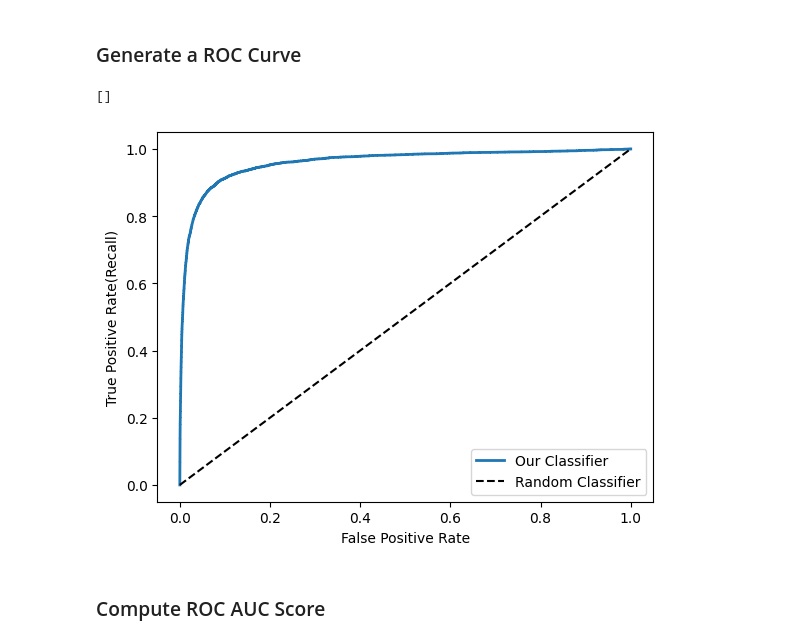
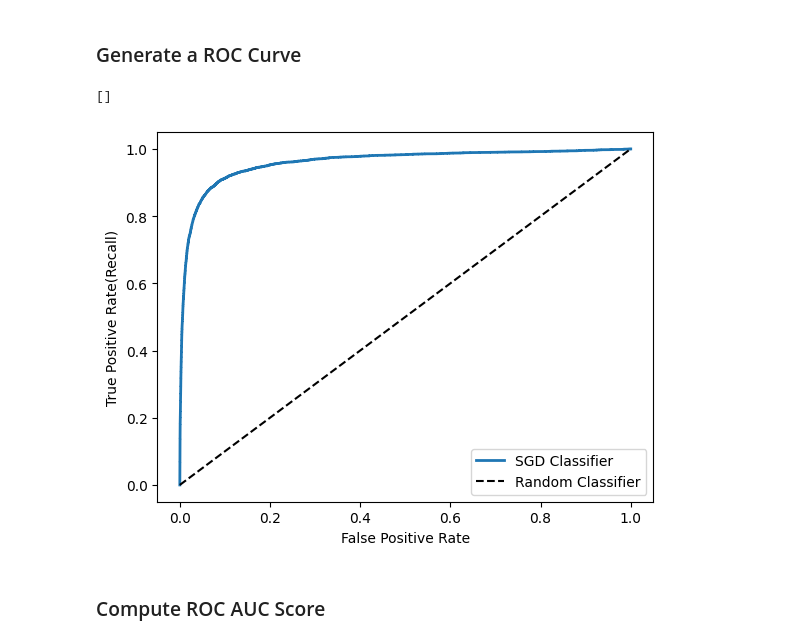
Before and after one commit to PraddyumnYadav/Classification_MNIST, a Jupyter notebook: MNIST Classification.ipynb, the cells around one changed output. Saved outputs shown, nothing was run; the diff lists cells and outputs as text; code cells hidden in the pictures.

```diff
--- a/MNIST Classification.ipynb
+++ b/MNIST Classification.ipynb
@@ -210,19 +210,18 @@ from sklearn.metrics import roc_curve
 fpr, tpr, threshold = roc_curve(y_train_5, y_scores)
 # %%
 def plot_roc_curve(fpr, tpr, label=None):
-    label = "Our Classifier"
     plt.plot(fpr, tpr, linewidth=2, label=label)
     label = "Random Classifier"
     plt.plot([0, 1], [0, 1], 'k--', label=label)
     plt.xlabel('False Positive Rate', fontsize=10)
     plt.ylabel('True Positive Rate(Recall)', fontsize=10)
     plt.legend()
 
-plot_roc_curve(fpr, tpr)
+plot_roc_curve(fpr, tpr, "SGD Classifier")
 plt.plot()
 # %% [output]
 []
-[figure, old version]
+[figure, new version]
 # %% [markdown]
 ### Compute ROC AUC Score
 # %%
```
Also changed, not shown: parts of 5 cells of this notebook.
